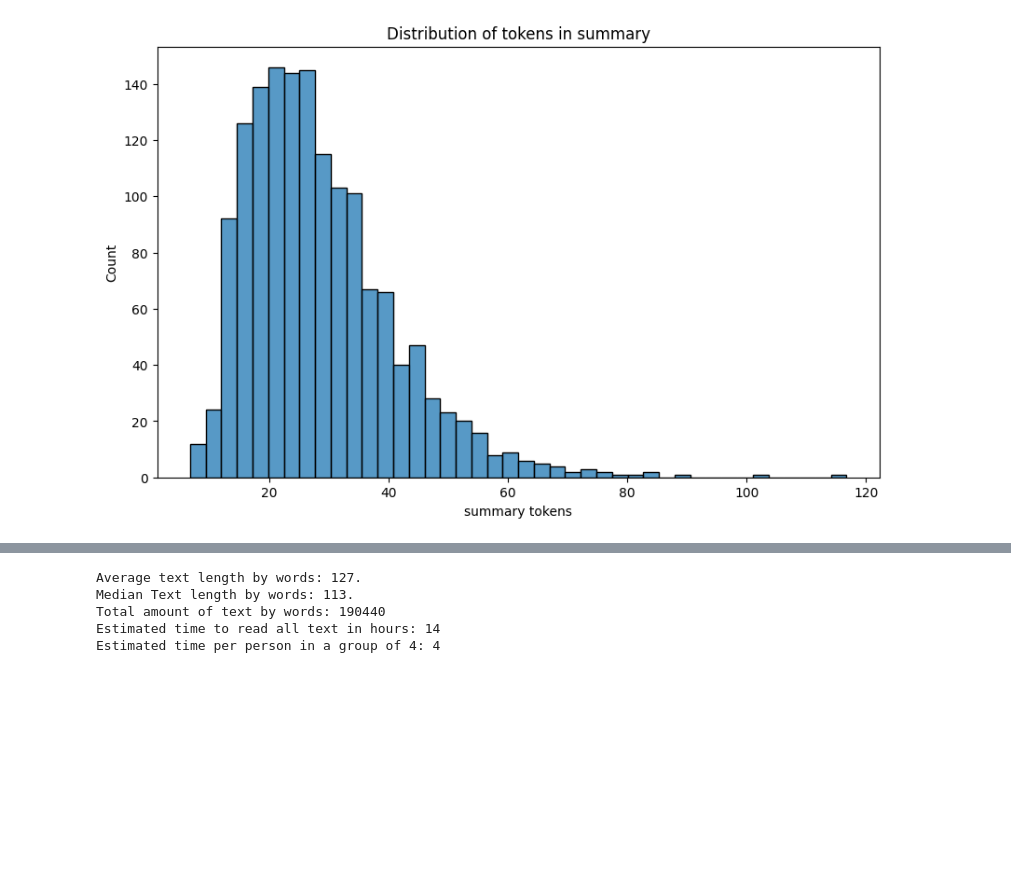
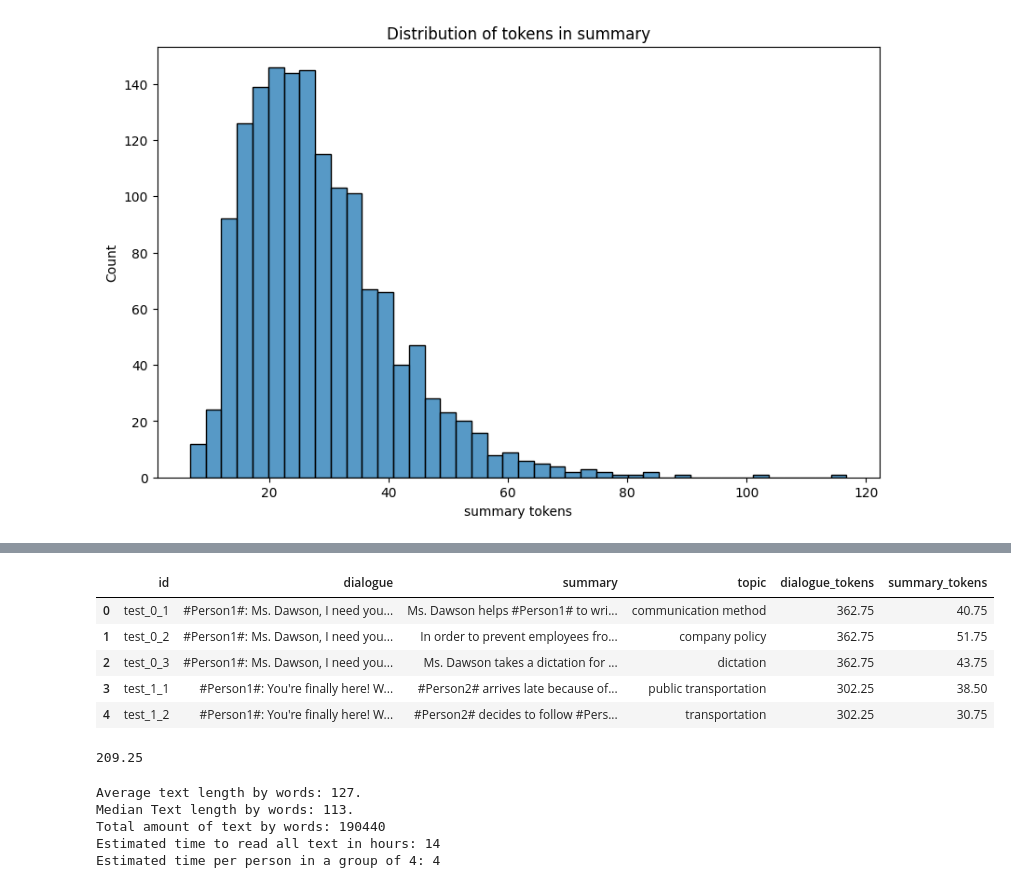
Before and after one commit to data-sci-capstone/copilot, a Jupyter notebook: dialogSum.ipynb, the cells around one changed output, grey strips where cells are left out. Cells and saved outputs as stored; diff of their text form; code cells hidden in the pictures; blank space fills up the shorter version.

```diff
--- a/dialogSum.ipynb
+++ b/dialogSum.ipynb
@@ -94,5 +72,5 @@ plt.gca().spines[['top', 'right']].set_visible(False)
 # %%
-data = []
-dialog_df["dialogue"].apply(lambda x: data.append(len(x.split(" "))))
-data[:5]
+
+dialog_df["dialogue_tokens"] = dialog_df["dialogue"].apply(lambda x: len(x) / 4)
+dialog_df.head()
 # %% [output]
@@ -100 +83,15 @@ data[:5]
+# %%
+dialog_df["summary_tokens"] = dialog_df["summary"].apply(lambda x: len(x) / 4)
+dialog_df.head()
+# %% [output]
+|  | id | dialogue | summary | topic | dialogue_tokens | summary_tokens |
+| 0 | test_0_1 | #Person1#: Ms. Dawson, I need you... | Ms. Dawson helps #Person1# to wri... | communication method | 362.75 | 40.75 |
+| 1 | test_0_2 | #Person1#: Ms. Dawson, I need you... | In order to prevent employees fro... | company policy | 362.75 | 51.75 |
+| 2 | test_0_3 | #Person1#: Ms. Dawson, I need you... | Ms. Dawson takes a dictation for ... | dictation | 362.75 | 43.75 |
+| 3 | test_1_1 | #Person1#: You're finally here! W... | #Person2# arrives late because of... | public transportation | 302.25 | 38.50 |
+| 4 | test_1_2 | #Person1#: You're finally here! W... | #Person2# decides to follow #Pers... | transportation | 302.25 | 30.75 |
+# %%
+len(dialog_df.iloc[1499, 1]) / 4
+# %% [output]
+209.25
 # %%
```
Also changed, not shown: parts of 4 cells of this notebook.
